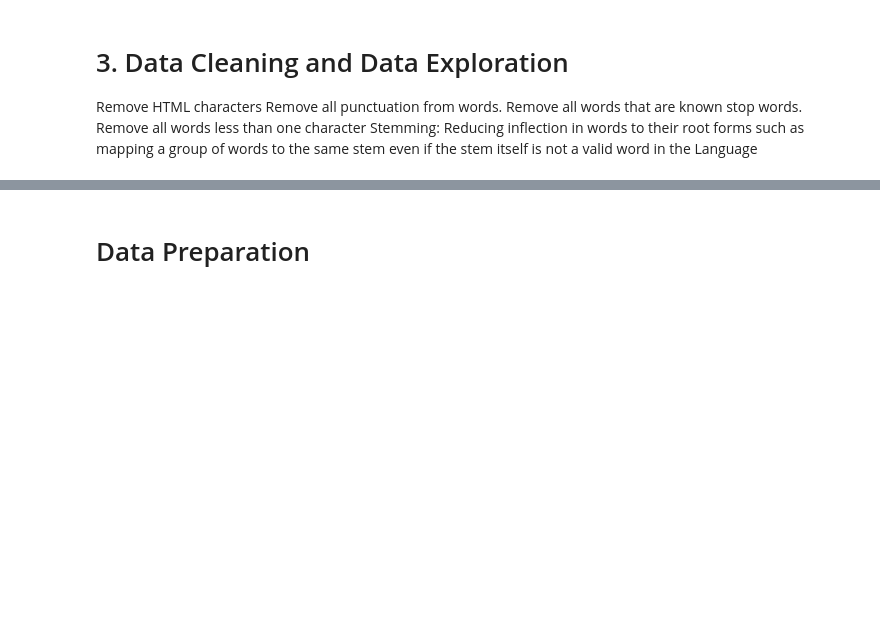
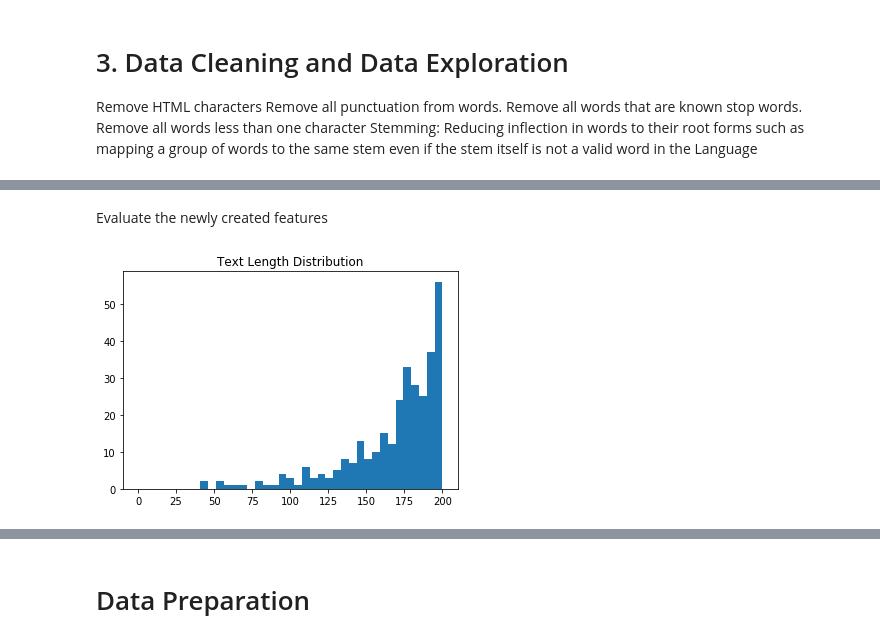
Before and after one commit to JAIR0MEL0/IMDB-Movie-Sentiment, a Jupyter notebook: ML1010MovieReview_JairoMelo.ipynb, the cells around one changed output, grey strips where cells are left out. Drawn from its saved outputs; the diff is of its cells as text; code cells hidden in the pictures; blank space fills up the shorter version.

```diff
--- a/ML1010MovieReview_JairoMelo.ipynb
+++ b/ML1010MovieReview_JairoMelo.ipynb
@@ -105,0 +71,16 @@ __________________________________________________
+# %%
+dict_new = {
+    'text': train_texts,
+    'label': train_labels
+}
+
+
+data_train = pd.DataFrame(dict_new)
+
+
+dict_new = {
+    'text': test_texts,
+    'label': test_labels
+}
+
+data_test = pd.DataFrame(dict_new)
@@ -250,0 +110,8 @@ wordcloud_draw(train_texts,'white')
+# %%
+# remove URL's from train and test
+data_train['clean_text'] = data_train['text'].apply(lambda x: re.sub(r'http\S+', '', x))
+data_test['clean_text'] = data_test['text'].apply(lambda x: re.sub(r'http\S+', '', x))
+# %%
+# remove whitespaces
+data_train['clean_text'] = data_train['clean_text'].apply(lambda x:' '.join(x.split()))
+data_test['clean_text'] = data_test['clean_text'].apply(lambda x: ' '.join(x.split()))
@@ -250,0 +136,12 @@ wordcloud_draw(train_texts,'white')
+# %%
+import string
+
+def count_punct(text):
+    count = sum([1 for char in text if char in string.punctuation])
+    return round(count/(len(text) - text.count(" ")), 3)*100
+
+data_train['len'] = data_train['text'].apply(lambda x: len(x) - x.count(" "))
+data_train['punct%'] = data_train['text'].apply(lambda x: count_punct(x))
+
+data_test['len'] = data_test['text'].apply(lambda x: len(x) - x.count(" "))
+data_test['punct%'] = data_test['text'].apply(lambda x: count_punct(x))
@@ -250,0 +162,2 @@ wordcloud_draw(train_texts,'white')
+# %% [markdown]
+Evaluate the newly created features
@@ -250,0 +168,8 @@ wordcloud_draw(train_texts,'white')
+# %%
+bins = np.linspace(0, 200, 40)
+
+pyplot.hist(data_train['len'], bins)
+pyplot.title("Text Length Distribution")
+pyplot.show()
+# %% [output]
+[figure, added]
```
Also changed, not shown: parts of 59 cells of this notebook.
